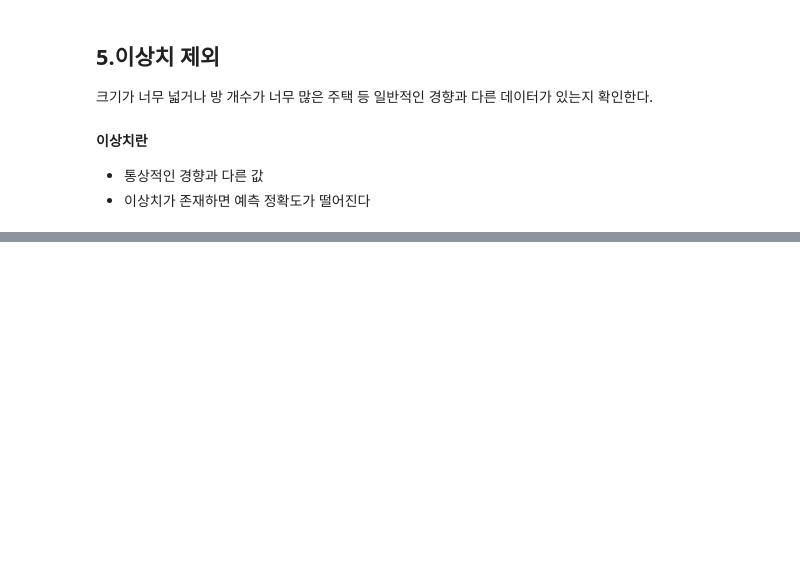
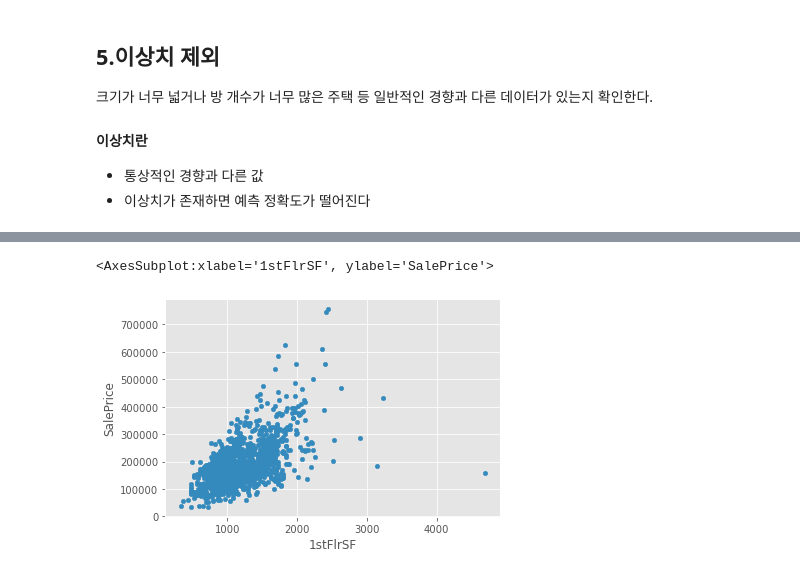
Before and after one commit to whdgus928/Study, a Jupyter notebook: Data Analysis/kaggle/kaggle_house price.ipynb, the cells around one changed output, grey strips where cells are left out. Saved outputs shown, nothing was run; the diff lists cells and outputs as text; code cells hidden in the pictures; blank space fills up the shorter version.

```diff
--- a/Data Analysis/kaggle/kaggle_house price.ipynb
+++ b/Data Analysis/kaggle/kaggle_house price.ipynb
@@ -469,0 +621,5 @@ all_df=all_df.drop(['PoolQC','MiscFeature','Alley'],axis=1)
+# %%
+all_df.plot.scatter(x='1stFlrSF',y='SalePrice')
+# %% [output]
+<AxesSubplot:xlabel='1stFlrSF', ylabel='SalePrice'>
+[figure, added]
```
Also changed, not shown: parts of 51 cells of this notebook.
